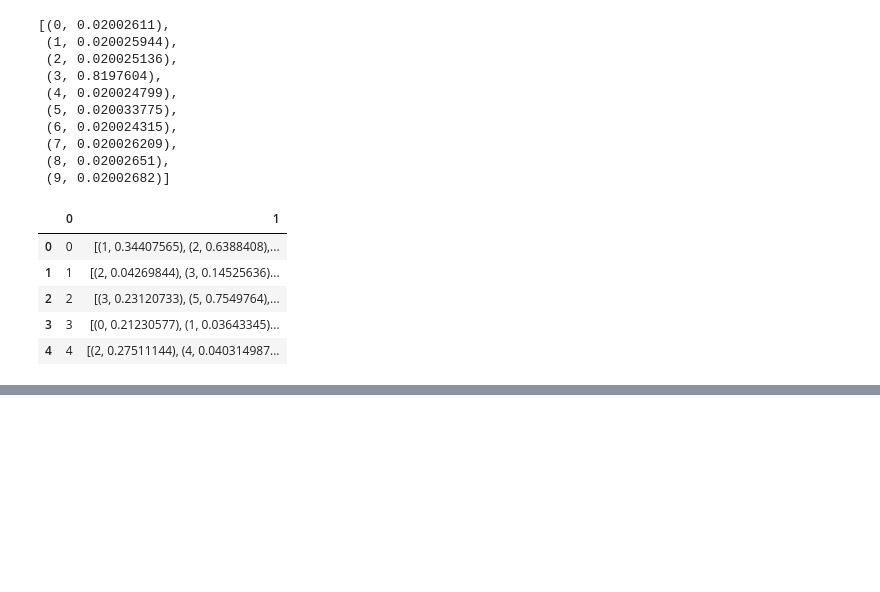
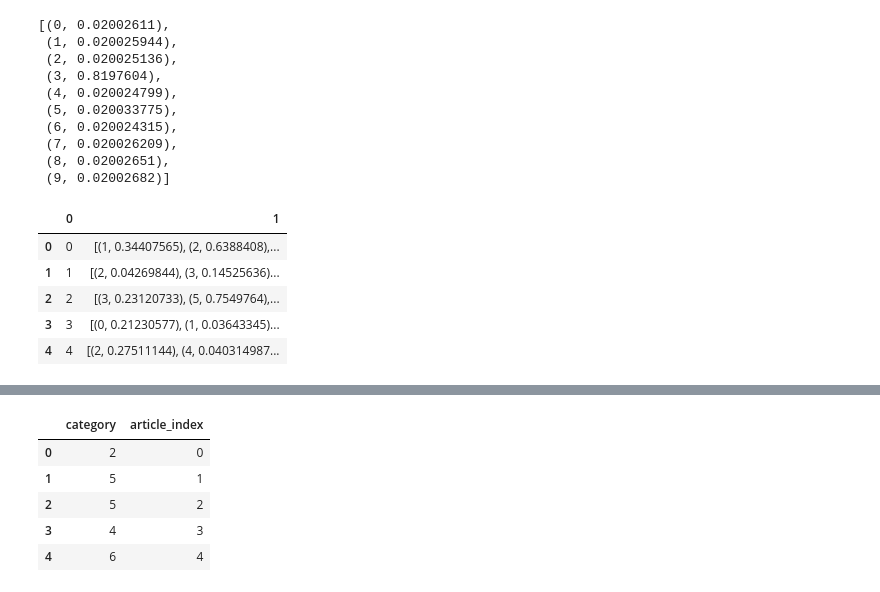
Before and after one commit to sherzyang/learning-discovery-tool, a Jupyter notebook: LDA.ipynb, the cells around one changed output, grey strips where cells are left out. Saved outputs shown, nothing was run; the diff lists cells and outputs as text; code cells hidden in the pictures; blank space fills up the shorter version.

```diff
--- a/LDA.ipynb
+++ b/LDA.ipynb
@@ -258,0 +292,7 @@ topics_df.head()
+# %%
+best_category = []
+for i in range(len(list_of_dicts)):
+    one_dict = list_of_dicts[i]
+    max_value = max(one_dict.values())
+    max_keys = [k for k, v in one_dict.items() if v == max_value]
+    best_category.append(max_keys)
@@ -258,0 +301,15 @@ topics_df.head()
+# %%
+df_best_category = pd.DataFrame()
+# %%
+df_best_category['category'] = [int(str(i).strip('[]')) for i in best_category]
+# %%
+df_best_category['article_index'] = range(len(category))
+# %%
+df_best_category.head()
+# %% [output]
+|  | category | article_index |
+| 0 | 2 | 0 |
+| 1 | 5 | 1 |
+| 2 | 5 | 2 |
+| 3 | 4 | 3 |
+| 4 | 6 | 4 |
```
Also changed, not shown: parts of 8 cells of this notebook.
